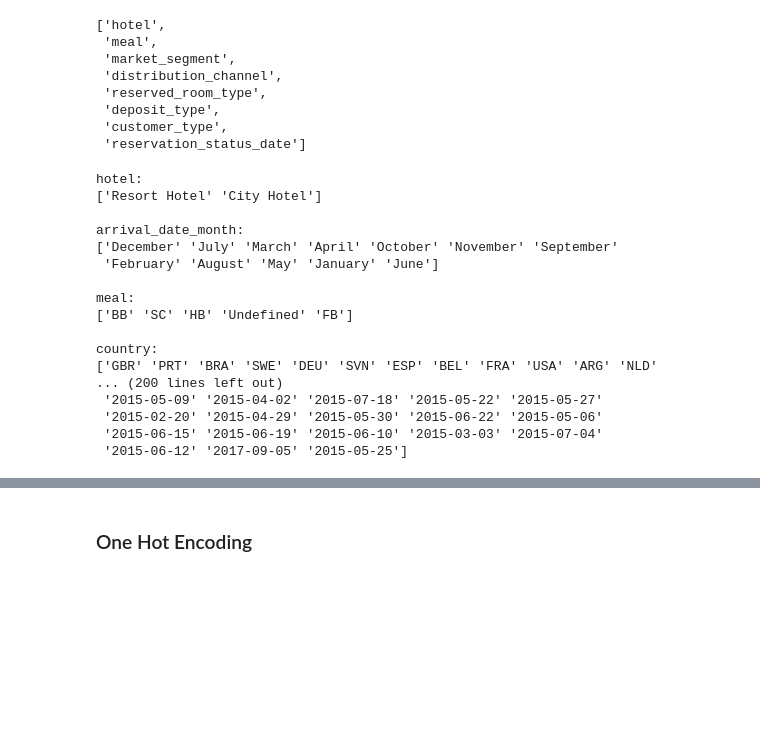
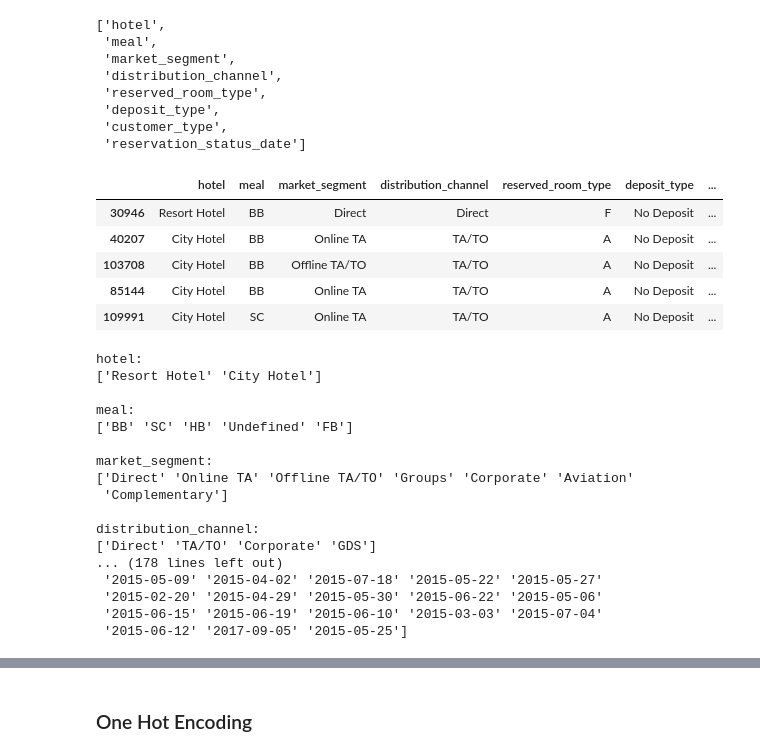
Before and after one commit to d3im3r/Producto_datos, a Jupyter notebook: Notebooks/DescriptiveBooking.ipynb, the cells around one changed output, grey strips where cells are left out. Drawn from its saved outputs; the diff is of its cells as text; code cells hidden in the pictures; blank space fills up the shorter version.

Commit message:
Cambio Final DescriptiveBooking

```diff
--- a/Notebooks/DescriptiveBooking.ipynb
+++ b/Notebooks/DescriptiveBooking.ipynb
@@ -420,6 +423,16 @@ cat_cols
  'deposit_type',
  'customer_type',
  'reservation_status_date']
+# %%
+cat_df = booking[cat_cols]
+cat_df.head()
+# %% [output]
+|  | hotel | meal | market_segment | distribution_channel | reserved_room_type | deposit_type | ... |
+| 30946 | Resort Hotel | BB | Direct | Direct | F | No Deposit | ... |
+| 40207 | City Hotel | BB | Online TA | TA/TO | A | No Deposit | ... |
+| 103708 | City Hotel | BB | Offline TA/TO | TA/TO | A | No Deposit | ... |
+| 85144 | City Hotel | BB | Online TA | TA/TO | A | No Deposit | ... |
+| 109991 | City Hotel | SC | Online TA | TA/TO | A | No Deposit | ... |
 # %%
 booking['reservation_status_date'] = pd.to_datetime(booking['reservation_status_date'])
 
@@ -436,17 +449,17 @@ for col in cat_df.columns:
 # %% [output]
 hotel:
 ['Resort Hotel' 'City Hotel']
-
-arrival_date_month:
-['December' 'July' 'March' 'April' 'October' 'November' 'September'
- 'February' 'August' 'May' 'January' 'June']
 
 meal:
 ['BB' 'SC' 'HB' 'Undefined' 'FB']
 
-country:
-['GBR' 'PRT' 'BRA' 'SWE' 'DEU' 'SVN' 'ESP' 'BEL' 'FRA' 'USA' 'ARG' 'NLD'
-... (200 lines left out)
+market_segment:
+['Direct' 'Online TA' 'Offline TA/TO' 'Groups' 'Corporate' 'Aviation'
+ 'Complementary']
+
+distribution_channel:
+['Direct' 'TA/TO' 'Corporate' 'GDS']
+... (178 lines left out)
  '2015-05-09' '2015-04-02' '2015-07-18' '2015-05-22' '2015-05-27'
  '2015-02-20' '2015-04-29' '2015-05-30' '2015-06-22' '2015-05-06'
  '2015-06-15' '2015-06-19' '2015-06-10' '2015-03-03' '2015-07-04'
```
Also changed, not shown: parts of 3 cells of this notebook.
